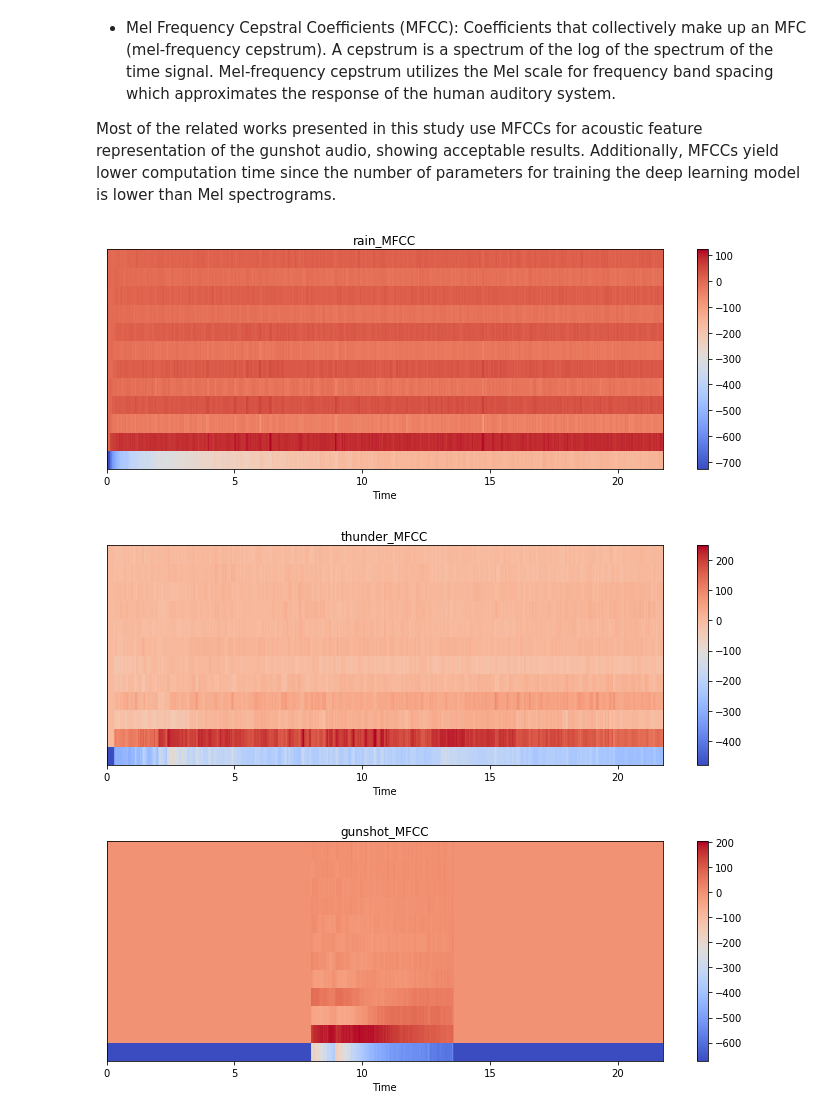
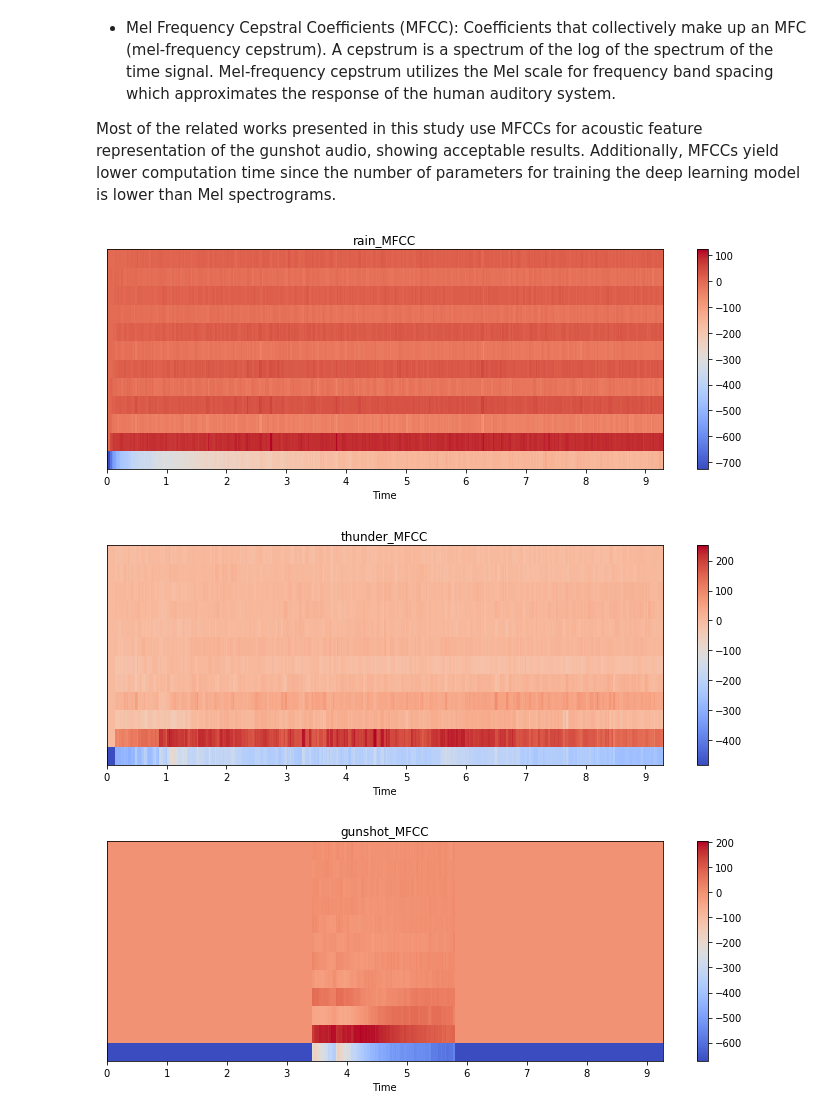
Before and after one commit to martijnsouman/PinPoach_Thesis, a Jupyter notebook: EDA/EDA_MarissaFaas.ipynb, the cells around one changed output. Drawn from its saved outputs; the diff is of its cells as text; code cells hidden in the pictures.

Commit message:
FInal EDA text + new images

```diff
--- a/EDA/EDA_MarissaFaas.ipynb
+++ b/EDA/EDA_MarissaFaas.ipynb
@@ -397,39 +392,42 @@ Most of the related works presented in this study use MFCCs for acoustic feature
 # %%
 # Paths
 exportPath = "C:/Users/maris/Documents/DataScience/Thesis/PinPoach_Thesis/EDA/EDA_Plots"
 
 # Signal settings
 sample_rate = 48000
 duration = 10
+hop_length = int(0.025 * sample_rate)
 
-def plotMFCC(datasetPath, sample_rate, exportPath, name):
+# Plot settings
+
+def plotMFCC(datasetPath, sample_rate, exportPath, name, hop_length):
 
     # Determine title and filename
     filename = os.path.join(exportPath,
         "{name}.png".format(name=name))
 
     # Use librosa to load the audio file
     time_s, sample_r = librosa.load(datasetPath, sr=sample_rate, dtype='float32', mono=True)
 
     # compute MFCC features
-    mfccs = librosa.feature.mfcc(y=time_s, sr=sample_r, n_mfcc=13)  # returns MFCC sequence as np.ndarray
+    mfccs = librosa.feature.mfcc(y=time_s, sr=sample_r, n_mfcc=13, hop_length=hop_length)  # returns MFCC sequence as np.ndarray
 
     # plot MFCC
     plt.figure(figsize=(10, 4))
     librosa.display.specshow(mfccs, x_axis='time')
     plt.colorbar()
     plt.title(name)
     plt.tight_layout()
 
     plt.savefig(filename, dpi=300, bbox_inches='tight')
     plt.show()
 
 # Plot three examples, rain, thunder, and gunshot
-plotMFCC("C:/Users/maris/Documents/DataScience/Thesis/PinPoach_Thesis/Data/SplitFiles/rain/0.wav", sample_rate, exportPath, "rain_MFCC")
-plotMFCC("C:/Users/maris/Documents/DataScience/Thesis/PinPoach_Thesis/Data/SplitFiles/thunder/0.wav", sample_rate, exportPath, "thunder_MFCC")
-plotMFCC("C:/Users/maris/Documents/DataScience/Thesis/PinPoach_Thesis/Data/SplitFiles/single_shots/0.wav", sample_rate, exportPath, "gunshot_MFCC")
+plotMFCC("C:/Users/maris/Documents/DataScience/Thesis/PinPoach_Thesis/Data/SplitFiles/rain/0.wav", sample_rate, exportPath, "rain_MFCC", hop_length,)
+plotMFCC("C:/Users/maris/Documents/DataScience/Thesis/PinPoach_Thesis/Data/SplitFiles/thunder/0.wav", sample_rate, exportPath, "thunder_MFCC", hop_length,)
+plotMFCC("C:/Users/maris/Documents/DataScience/Thesis/PinPoach_Thesis/Data/SplitFiles/single_shots/0.wav", sample_rate, exportPath, "gunshot_MFCC", hop_length,)
 # %% [output]
-[figure, old version]
+[figure, new version]
-[figure, old version]
+[figure, new version]
-[figure, old version]
+[figure, new version]
 # %% [markdown]
```
Also changed, not shown: parts of 3 cells of this notebook, 5 other files.
